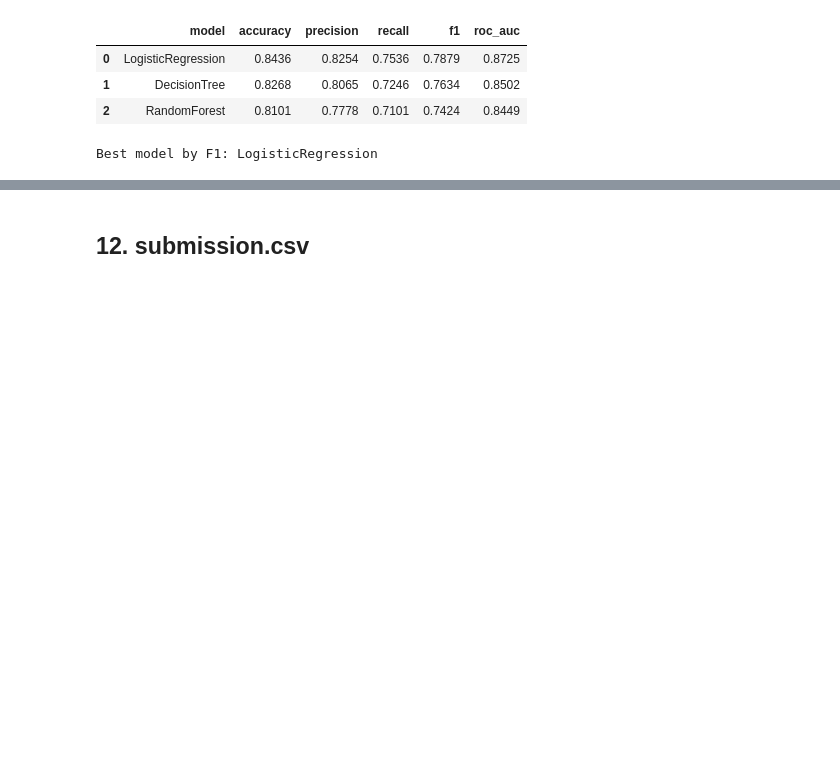
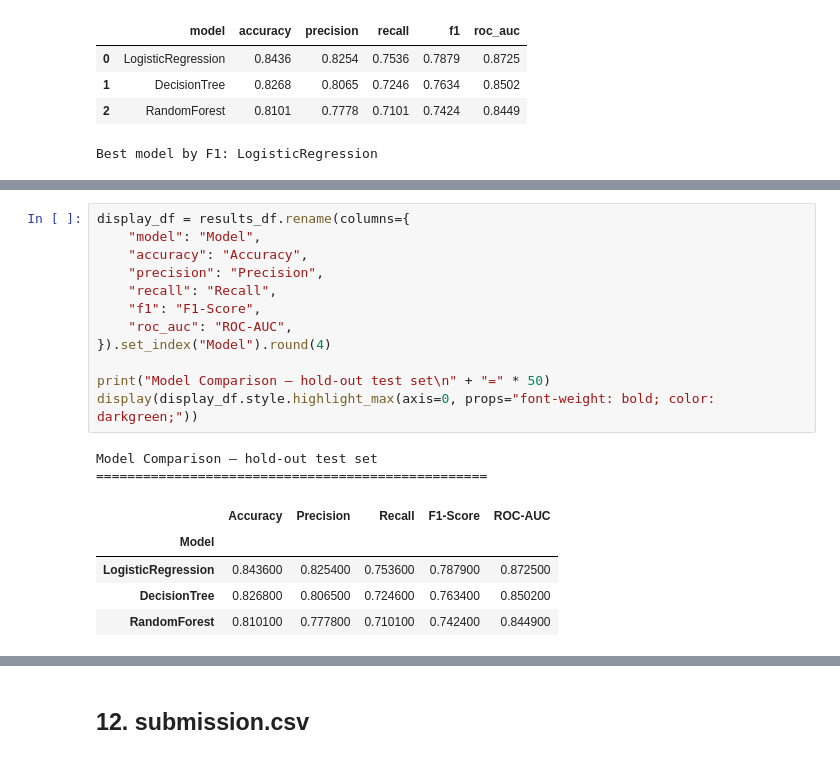
Before and after one commit to dthagn/Do_An_Cuoi_Ki, a Jupyter notebook: modeling.ipynb, the cells around one changed output, grey strips where cells are left out. Drawn from its saved outputs; the diff is of its cells as text; blank space fills up the shorter version.

Commit message:
feat: improve ML visualizations readability, add detailed annotations and educational explanations in modeling notebook

```diff
--- a/modeling.ipynb
+++ b/modeling.ipynb
@@ -397 +464,21 @@ Best model by F1: LogisticRegression
+# %%
+display_df = results_df.rename(columns={
+    "model": "Model",
+    "accuracy": "Accuracy",
+    "precision": "Precision",
+    "recall": "Recall",
+    "f1": "F1-Score",
+    "roc_auc": "ROC-AUC",
+}).set_index("Model").round(4)
+
+print("Model Comparison — hold-out test set\n" + "=" * 50)
+display(display_df.style.highlight_max(axis=0, props="font-weight: bold; color: darkgreen;"))
+# %% [output]
+Model Comparison — hold-out test set
+==================================================
+|  | Accuracy | Precision | Recall | F1-Score | ROC-AUC |
+| Model |  |  |  |  |  |
+| LogisticRegression | 0.843600 | 0.825400 | 0.753600 | 0.787900 | 0.872500 |
+| DecisionTree | 0.826800 | 0.806500 | 0.724600 | 0.763400 | 0.850200 |
+| RandomForest | 0.810100 | 0.777800 | 0.710100 | 0.742400 | 0.844900 |
 # %% [markdown]
```
Also changed, not shown: parts of 16 cells of this notebook, 11 other files.
